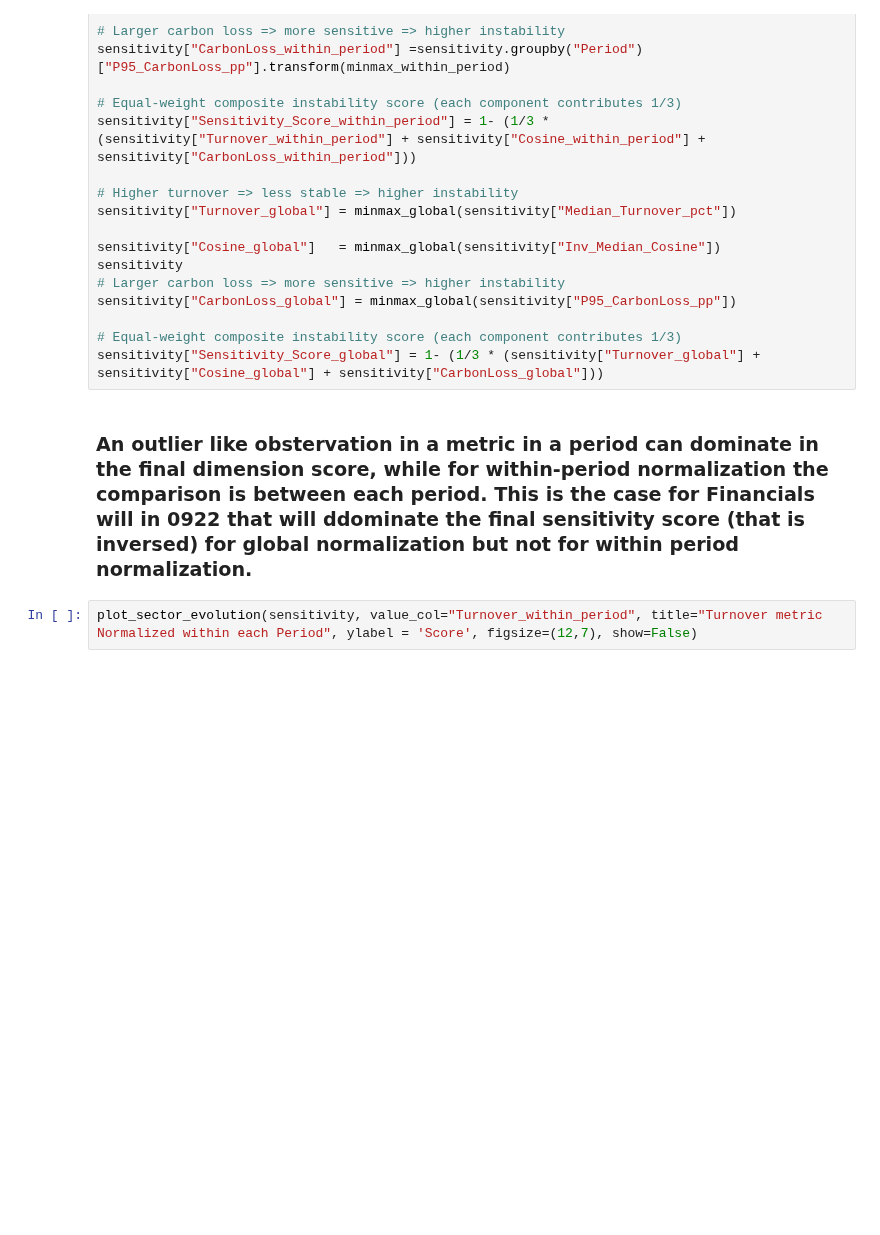
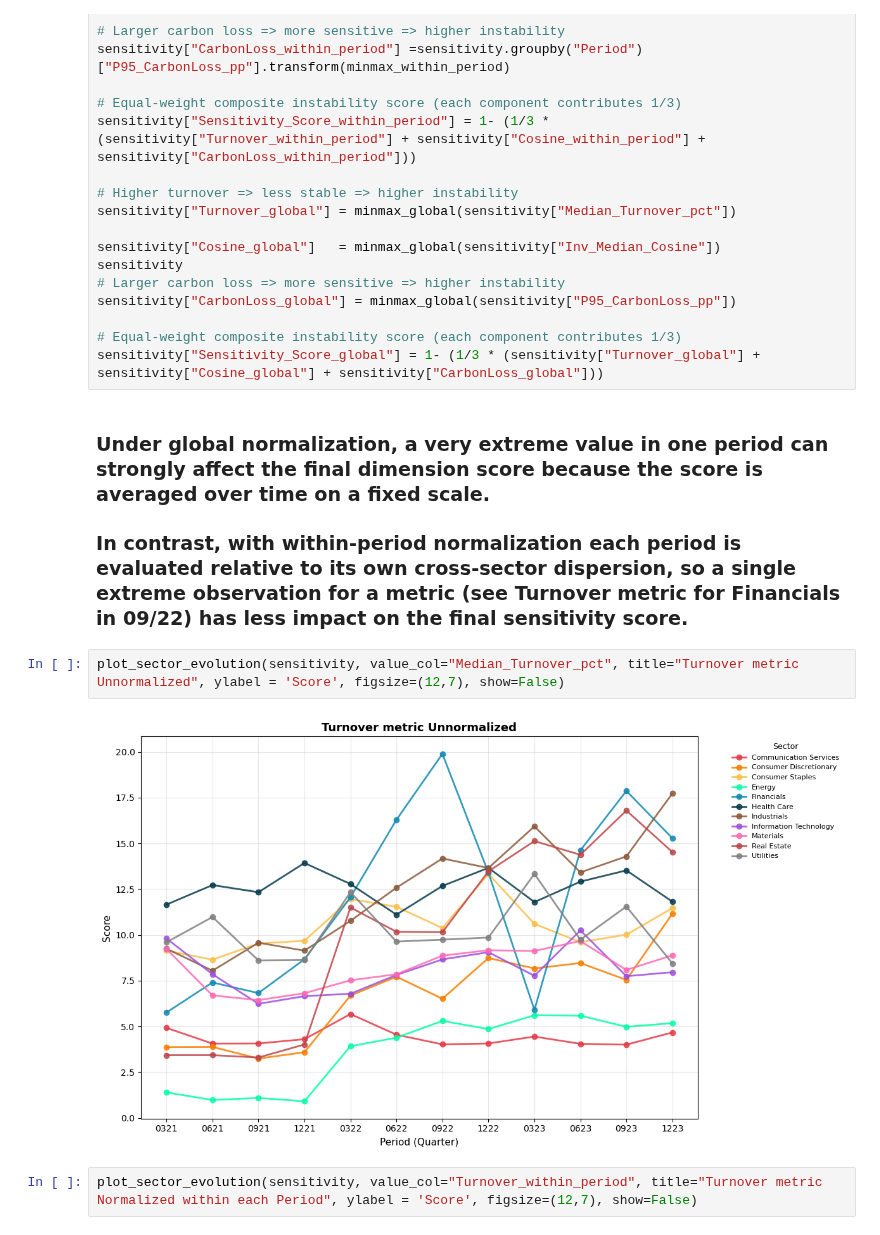
Before and after one commit to rebecca-di-francesco-bfh/sectoral-decarbonization, a Jupyter notebook: normalization_notebook.ipynb, the cells around one changed output. Saved outputs shown, nothing was run; the diff lists cells and outputs as text; blank space fills up the shorter version.

```diff
--- a/normalization_notebook.ipynb
+++ b/normalization_notebook.ipynb
@@ -178,7 +219,13 @@ sensitivity["CarbonLoss_global"] = minmax_global(sensitivity["P95_CarbonLoss_pp"
 # Equal-weight composite instability score (each component contributes 1/3)
 sensitivity["Sensitivity_Score_global"] = 1- (1/3 * (sensitivity["Turnover_global"] + sensitivity["Cosine_global"] + sensitivity["CarbonLoss_global"]))
 # %% [markdown]
-### An outlier like  obstervation in a metric in a period can dominate in the final dimension score, while for within-period normalization the comparison is between each period. This is the case for  Financials will in 0922 that will ddominate the final sensitivity score (that is inversed) for global normalization but not for within period normalization.
+### Under global normalization, a very extreme value in one period can strongly affect the final dimension score because the score is averaged over time on a fixed scale.
+
+### In contrast, with within-period normalization each period is evaluated relative to its own cross-sector dispersion, so a single extreme observation for a metric (see Turnover metric for Financials in 09/22) has less impact on the final sensitivity score.
+# %%
+plot_sector_evolution(sensitivity, value_col="Median_Turnover_pct", title="Turnover metric Unnormalized", ylabel = 'Score', figsize=(12,7), show=False)
+# %% [output]
+[figure, added]
 # %%
 plot_sector_evolution(sensitivity, value_col="Turnover_within_period", title="Turnover metric Normalized within each Period", ylabel = 'Score', figsize=(12,7), show=False)
 # %% [output]
```
Also changed, not shown: parts of 10 cells of this notebook.
